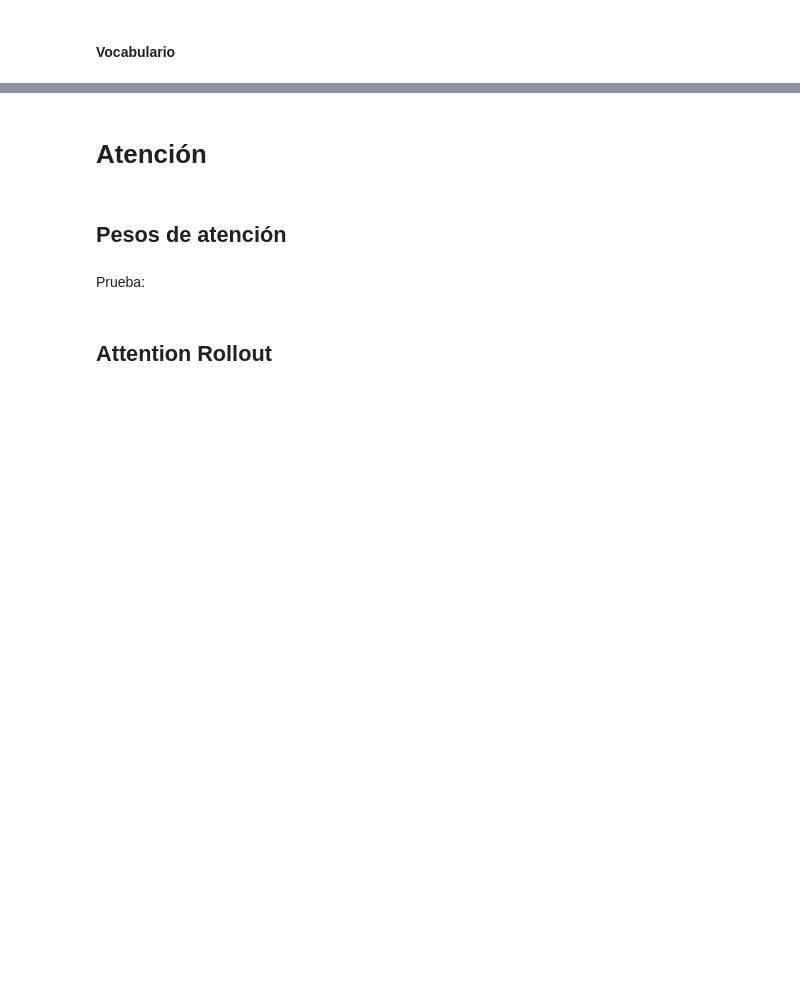
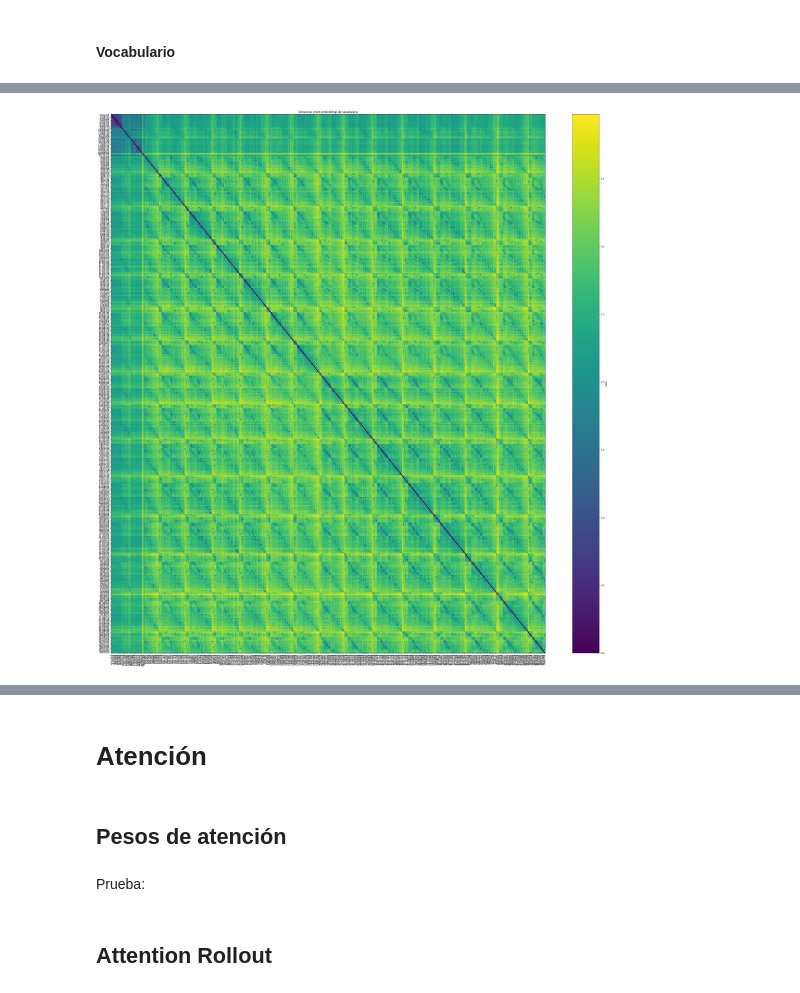
Before and after one commit to ari-dasci/S-ChessFormer, a Jupyter notebook: xai/xai.ipynb, the cells around one changed output, grey strips where cells are left out. Cells and saved outputs as stored; diff of their text form; code cells hidden in the pictures; blank space fills up the shorter version.

```diff
--- a/xai/xai.ipynb
+++ b/xai/xai.ipynb
@@ -370,23 +411,23 @@ for items in utils.MOVE_TO_ACTION.items():
 # %%
 fila_inicial = 0
 fila_final = 400
 # Crear el mapa de calor con las distancias entre embeddings
 plt.figure(figsize=(35, 35))
 plt.imshow(distances[fila_inicial:fila_final,fila_inicial:fila_final], aspect='auto', cmap='viridis')  # Puedes usar otros cmap como 'plasma', 'hot', 'coolwarm'
 plt.colorbar(label='Valor')
-plt.title('Distancias entre embeddings de piezas')
-plt.xlabel('Eje X')
-plt.ylabel('Eje Y')
+plt.title('Distancias entre embeddings de vocabulario')
 
 # Asignar etiquetas a los ejes
 ticks = list(range(fila_final-fila_inicial))
 ticklabels = list(y_labels_dict.values())[fila_inicial:fila_final]
 plt.xticks(ticks=ticks, labels=ticklabels, rotation=90)
 plt.yticks(ticks=ticks, labels=ticklabels)
 
 
 plt.tight_layout()
 plt.show()
+# %% [output]
+[figure, added]
 # %%
 fila_inicial = 739
 fila_final = 842
```
Also changed, not shown: parts of 17 cells of this notebook, 20 other files.
